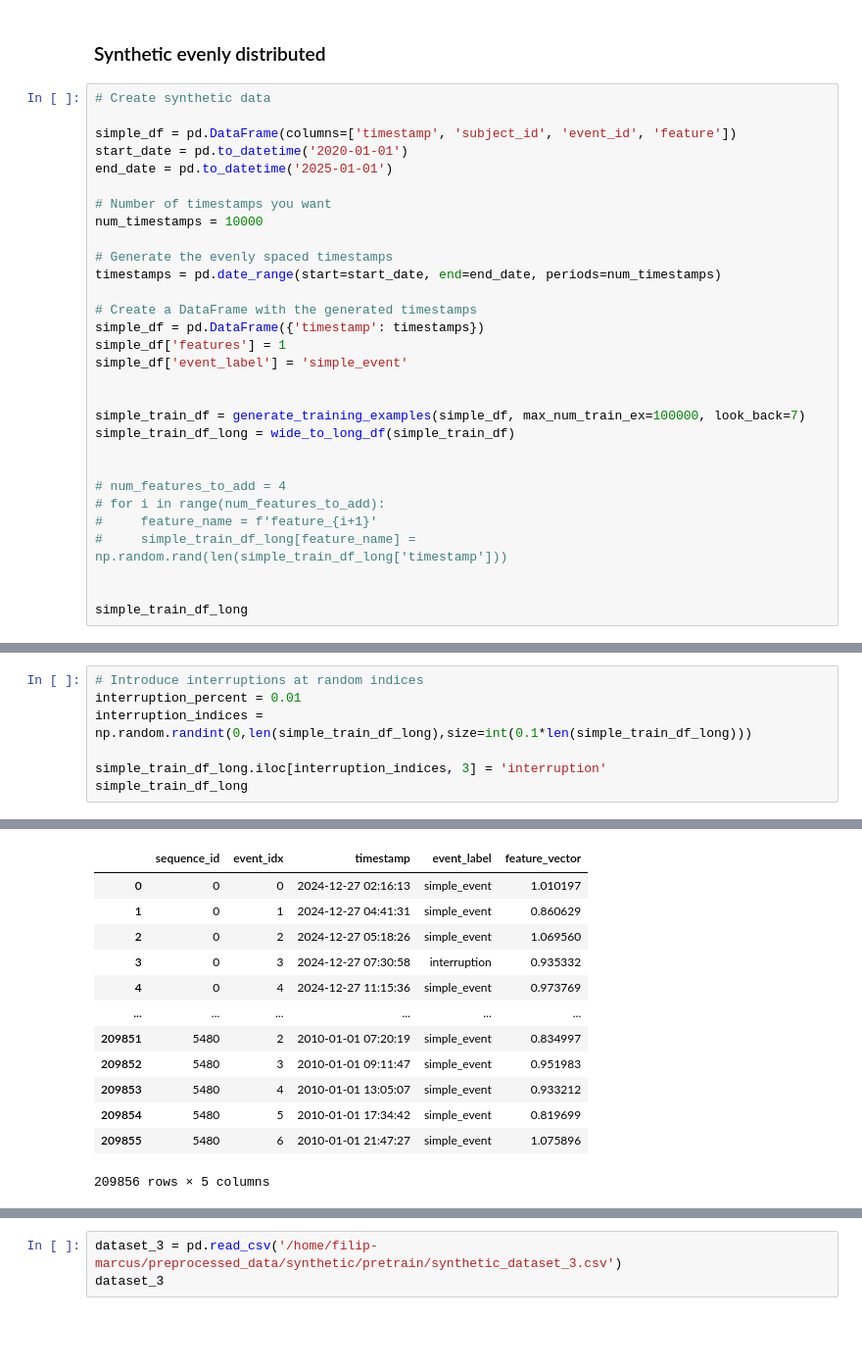
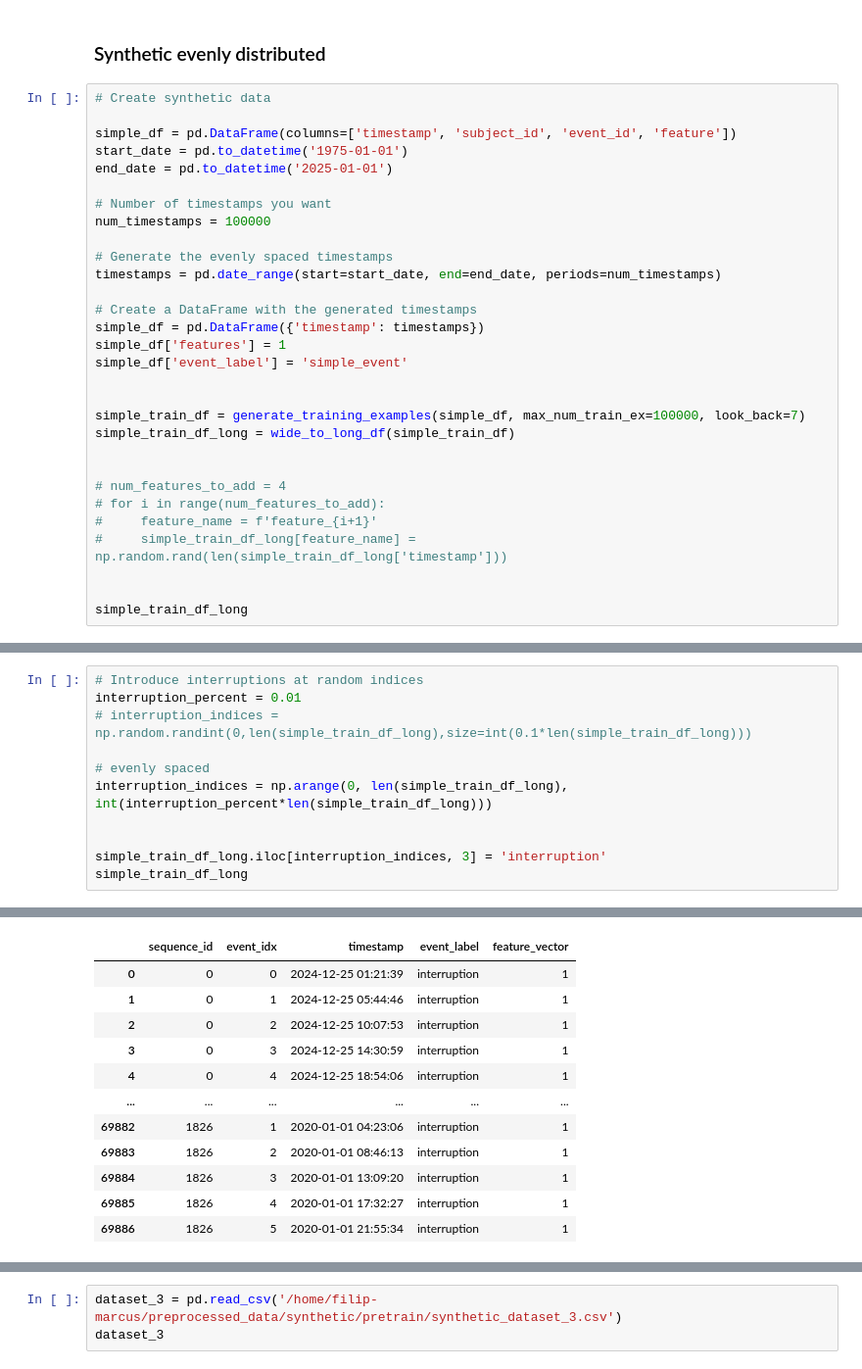
Before and after one commit to filipols/Master-thesis, a Jupyter notebook: notebooks/load_datasets.ipynb, the cells around one changed output, grey strips where cells are left out. Shown: that part at 98% size. Saved outputs shown, nothing was run; the diff lists cells and outputs as text; blank space fills up the shorter version.

```diff
--- a/notebooks/load_datasets.ipynb
+++ b/notebooks/load_datasets.ipynb
@@ -662,11 +663,11 @@ orig_df
 # Create synthetic data
 
 simple_df = pd.DataFrame(columns=['timestamp', 'subject_id', 'event_id', 'feature'])
-start_date = pd.to_datetime('2020-01-01')
+start_date = pd.to_datetime('1975-01-01')
 end_date = pd.to_datetime('2025-01-01')
 
 # Number of timestamps you want
-num_timestamps = 10000
+num_timestamps = 100000
 
 # Generate the evenly spaced timestamps
 timestamps = pd.date_range(start=start_date, end=end_date, periods=num_timestamps)
@@ -693,7 +710,11 @@ NameError: name 'generate_training_examples' is not defined
 # %%
 # Introduce interruptions at random indices
 interruption_percent = 0.01
-interruption_indices = np.random.randint(0,len(simple_train_df_long),size=int(0.1*len(simple_train_df_long)))
+# interruption_indices = np.random.randint(0,len(simple_train_df_long),size=int(0.1*len(simple_train_df_long)))
+
+# evenly spaced
+interruption_indices = np.arange(0, len(simple_train_df_long), int(interruption_percent*len(simple_train_df_long)))
+
 
 simple_train_df_long.iloc[interruption_indices, 3] = 'interruption'
 simple_train_df_long
@@ -701,13 +731,12 @@ simple_train_df_long
 |  | sequence_id | event_idx | timestamp | event_label | feature_vector |
-| 0 | 0 | 0 | 2024-12-27 02:16:13 | simple_event | 1.010197 |
-| 1 | 0 | 1 | 2024-12-27 04:41:31 | simple_event | 0.860629 |
-| 2 | 0 | 2 | 2024-12-27 05:18:26 | simple_event | 1.069560 |
-| 3 | 0 | 3 | 2024-12-27 07:30:58 | interruption | 0.935332 |
-| 4 | 0 | 4 | 2024-12-27 11:15:36 | simple_event | 0.973769 |
+| 0 | 0 | 0 | 2024-12-25 01:21:39 | interruption | 1 |
+| 1 | 0 | 1 | 2024-12-25 05:44:46 | interruption | 1 |
+| 2 | 0 | 2 | 2024-12-25 10:07:53 | interruption | 1 |
+| 3 | 0 | 3 | 2024-12-25 14:30:59 | interruption | 1 |
+| 4 | 0 | 4 | 2024-12-25 18:54:06 | interruption | 1 |
 | ... | ... | ... | ... | ... | ... |
-| 209851 | 5480 | 2 | 2010-01-01 07:20:19 | simple_event | 0.834997 |
-| 209852 | 5480 | 3 | 2010-01-01 09:11:47 | simple_event | 0.951983 |
-| 209853 | 5480 | 4 | 2010-01-01 13:05:07 | simple_event | 0.933212 |
-| 209854 | 5480 | 5 | 2010-01-01 17:34:42 | simple_event | 0.819699 |
-| 209855 | 5480 | 6 | 2010-01-01 21:47:27 | simple_event | 1.075896 |
+| 69882 | 1826 | 1 | 2020-01-01 04:23:06 | interruption | 1 |
+| 69883 | 1826 | 2 | 2020-01-01 08:46:13 | interruption | 1 |
+| 69884 | 1826 | 3 | 2020-01-01 13:09:20 | interruption | 1 |
+| 69885 | 1826 | 4 | 2020-01-01 17:32:27 | interruption | 1 |
+| 69886 | 1826 | 5 | 2020-01-01 21:55:34 | interruption | 1 |
-209856 rows × 5 columns
```
Also changed, not shown: parts of 8 cells of this notebook, 1 other file.
